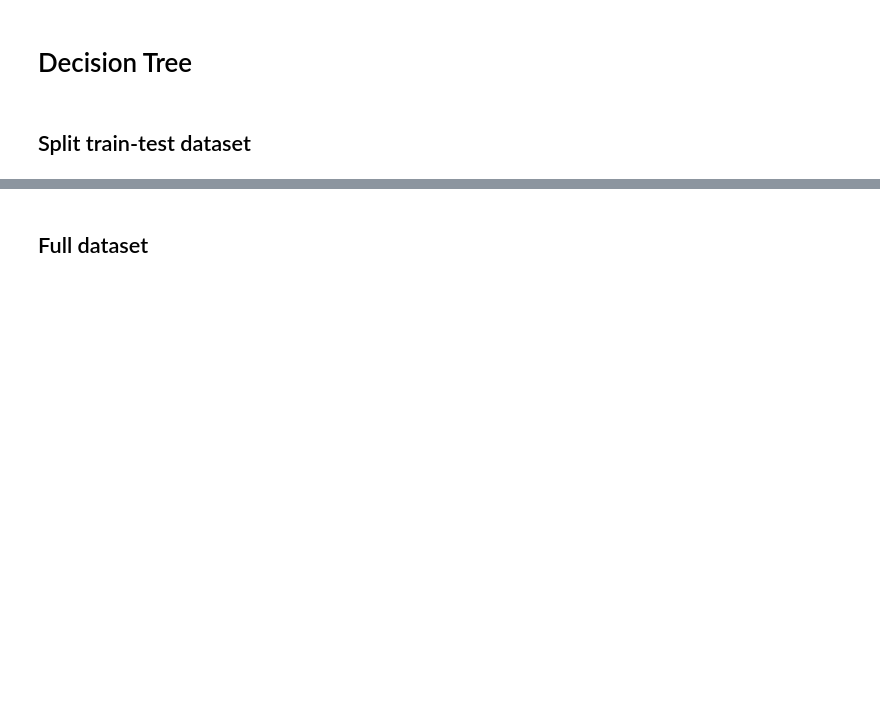
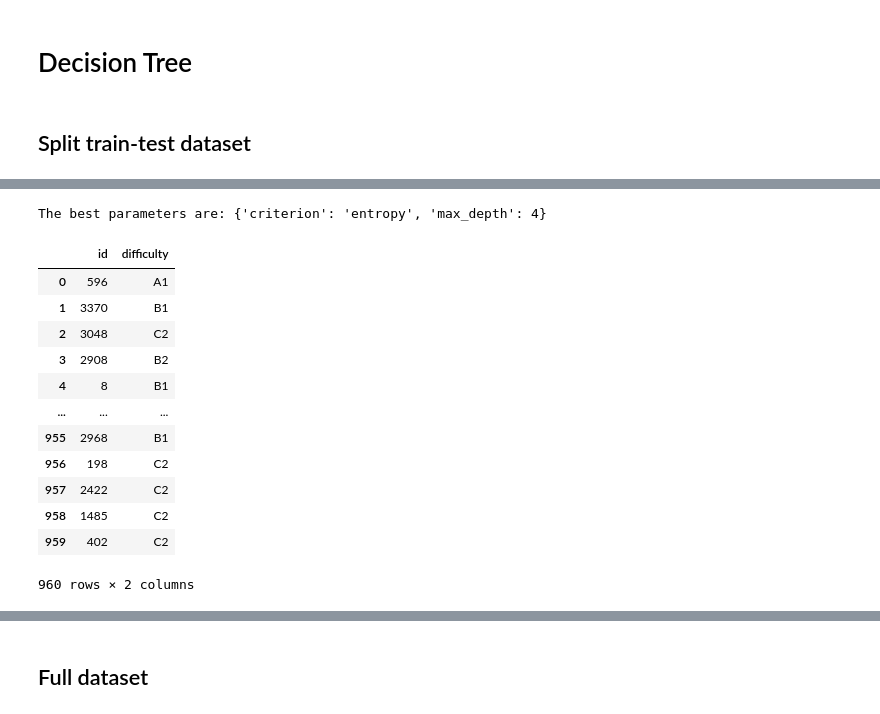
Before and after one commit to RebeccaKessler/Machine_Learning, a Jupyter notebook: Codes/Code_2.ipynb, the cells around one changed output, grey strips where cells are left out. Drawn from its saved outputs; the diff is of its cells as text; code cells hidden in the pictures; blank space fills up the shorter version.

```diff
--- a/Codes/Code_2.ipynb
+++ b/Codes/Code_2.ipynb
@@ -363,0 +430,41 @@ df_pred_DT
+# %%
+# Find the optimal parameters with cross-validation
+
+# Define the parameters to test
+param_grid_DT = {'criterion':['gini','entropy'], 'max_depth':np.arange(1,5)}
+
+# Initialize the kNN classifier, perform grid search, fit the model
+model_DT_cv = DecisionTreeClassifier()
+DT_cv = GridSearchCV(model_DT_cv, param_grid_DT, cv=5)
+DT_cv.fit(x_train_tfidf, y_train)
+
+# Get the best parameters
+best_param_DT = DT_cv.best_params_
+print('The best parameters are:', best_param_DT)
+# %% [output]
+The best parameters are: {'criterion': 'entropy', 'max_depth': 4}
+# %%
+# Initialize and train the Decision Tree model with the best parameters
+model_DT_best = DecisionTreeClassifier(criterion='entropy', max_depth=5)
+
+model_DT_best.fit(x_train_tfidf, y_train)
+
+# Make predictions on the test data
+DT_pred_best = model_DT_best.predict(x_test_tfidf)
+
+df_pred_DT_best = pd.DataFrame({'id': x_test.index, 'difficulty': DT_pred_best})
+df_pred_DT_best
+# %% [output]
+|  | id | difficulty |
+| 0 | 596 | A1 |
+| 1 | 3370 | B1 |
+| 2 | 3048 | C2 |
+| 3 | 2908 | B2 |
+| 4 | 8 | B1 |
+| ... | ... | ... |
+| 955 | 2968 | B1 |
+| 956 | 198 | C2 |
+| 957 | 2422 | C2 |
+| 958 | 1485 | C2 |
+| 959 | 402 | C2 |
+960 rows × 2 columns
```
Also changed, not shown: parts of 13 cells of this notebook.
